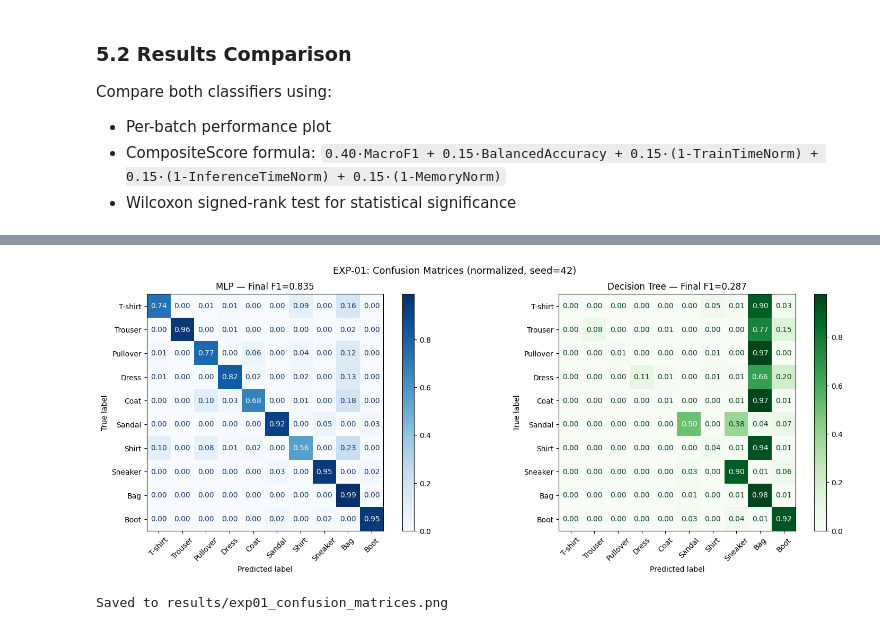
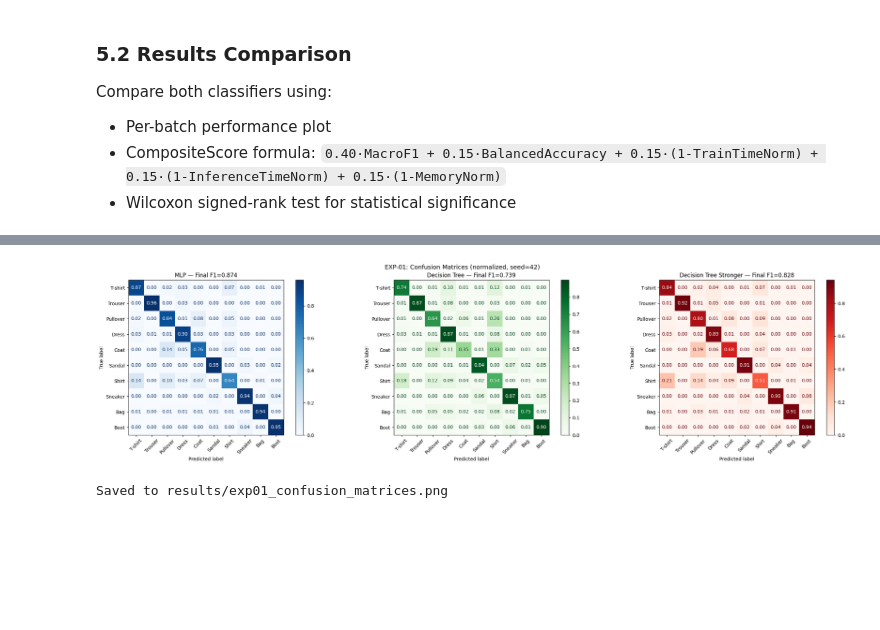
Before and after one commit to magda1231/ML_project, a Jupyter notebook: notebooks/01_learnpp_walkthrough.ipynb, the cells around one changed output, grey strips where cells are left out. Cells and saved outputs as stored; diff of their text form; code cells hidden in the pictures; blank space fills up the shorter version.

```diff
--- a/notebooks/01_learnpp_walkthrough.ipynb
+++ b/notebooks/01_learnpp_walkthrough.ipynb
@@ -670,0 +886,25 @@ def print_learnpp_table(class_perf, gen_perf, model_name, seed):
+# %%
+batches_1 = construct_batches_cumulative_list(X_train_all, y_train_all, batch_classes_cumulative)
+batches_2 = construct_batches_from_dist_dict(X_train_all, y_train_all, ocr_distribution)
+batches_3 = construct_batches_cumulative_list(X_train_all, y_train_all, batch_classes_dist)
+batches_4 = construct_batches_cumulative_list(X_train_all, y_train_all, batch_classes_no_rep)
+
+
+results = [
+    run_experiment(learner_factory=make_recommended_learner_but_stronger, learner_name="Decision Tree", batches=batches_1, X_test=X_test_all, y_test=y_test_all),
+    run_experiment(learner_factory=make_recommended_learner_but_stronger, learner_name="Decision Tree", batches=batches_2, X_test=X_test_all, y_test=y_test_all),
+    run_experiment(learner_factory=make_recommended_learner_but_stronger, learner_name="Decision Tree", batches=batches_3, X_test=X_test_all, y_test=y_test_all),
+    run_experiment(learner_factory=make_recommended_learner_but_stronger, learner_name="Decision Tree", batches=batches_4, X_test=X_test_all, y_test=y_test_all)
+]
+titles = [
+    "Cumulative (Set 1) introducing classes in own, different order",
+    "Table 10 (Dict)",
+    "Cumulative (Set 2) introducing classes in the same order as in the article",
+    "No Repetition"
+]
+
+for r, title in zip(results, titles):
+    print(f"\n=== {title} ===")
+
+    print(f"  Seed {r['seed']:>4d}: Acc={r['final_acc']*100:5.2f}%, F1={r['final_f1']:.4f}, "
+          f"BalAcc={r['final_ba']:.4f}, TrainTime={r['total_train_time']:.1f}s")
@@ -1035,43 +1294,57 @@ np.random.seed(42)
 cm_mlp = LearnPP(base_learner_factory=make_paper_learner, T_k=10)
 with warnings.catch_warnings():
     warnings.simplefilter("ignore")
-    for X_batch, y_batch in batches_fmnist:
+    for X_batch, y_batch in batches_3:
         cm_mlp.partial_fit(X_batch, y_batch)
 y_pred_mlp = cm_mlp.predict(X_test_all)
 
 np.random.seed(42)
 cm_dt = LearnPP(base_learner_factory=make_recommended_learner, T_k=10)
-for X_batch, y_batch in batches_fmnist:
+for X_batch, y_batch in batches_3:
     cm_dt.partial_fit(X_batch, y_batch)
 y_pred_dt = cm_dt.predict(X_test_all)
+
+cm_dt_stronger = LearnPP(base_learner_factory=make_recommended_learner_but_stronger, T_k=10)
+for X_batch, y_batch in batches_3:
+    cm_dt_stronger.partial_fit(X_batch, y_batch)
+y_pred_dt_stronger = cm_dt_stronger.predict(X_test_all)
 
 # Plot side-by-side confusion matrices
 class_names = ['T-shirt', 'Trouser', 'Pullover', 'Dress', 'Coat',
                'Sandal', 'Shirt', 'Sneaker', 'Bag', 'Boot']
 
-fig, (ax1, ax2) = plt.subplots(1, 2, figsize=(16, 6))
+fig, (ax1, ax2, ax3) = plt.subplots(1, 3, figsize=(24, 6))
 
 ConfusionMatrixDisplay.from_predictions(
     y_test_all, y_pred_mlp, display_labels=class_names,
     ax=ax1, cmap='Blues', normalize='true', values_format='.2f'
 )
 ax1.set_title(f'MLP — Final F1={f1_score(y_test_all, y_pred_mlp, average="macro"):.3f}')
 ax1.tick_params(axis='x', rotation=45)
 
 ConfusionMatrixDisplay.from_predictions(
     y_test_all, y_pred_dt, display_labels=class_names,
     ax=ax2, cmap='Greens', normalize='true', values_format='.2f'
 )
 ax2.set_title(f'Decision Tree — Final F1={f1_score(y_test_all, y_pred_dt, average="macro"):.3f}')
 ax2.tick_params(axis='x', rotation=45)
 
+ConfusionMatrixDisplay.from_predictions(
+    y_test_all, y_pred_dt_stronger, display_labels=class_names,
+    ax=ax3, cmap='Reds', normalize='true', values_format='.2f'
+)
+ax3.set_title(f'Decision Tree Stronger — Final F1={f1_score(y_test_all, y_pred_dt_stronger, average="macro"):.3f}')
+ax3.tick_params(axis='x', rotation=45)
+
+
+
 plt.suptitle('EXP-01: Confusion Matrices (normalized, seed=42)', fontsize=13)
 plt.tight_layout()
 plt.savefig('../results/exp01_confusion_matrices.png', dpi=150, bbox_inches='tight')
 plt.show()
 print("Saved to results/exp01_confusion_matrices.png")
 # %% [output]
-[figure, old version]
+[figure, new version]
 Saved to results/exp01_confusion_matrices.png
 # %% [markdown]
 ## 6. Summary & Next Steps
```
Also changed, not shown: parts of 18 cells of this notebook, 1 other file.
